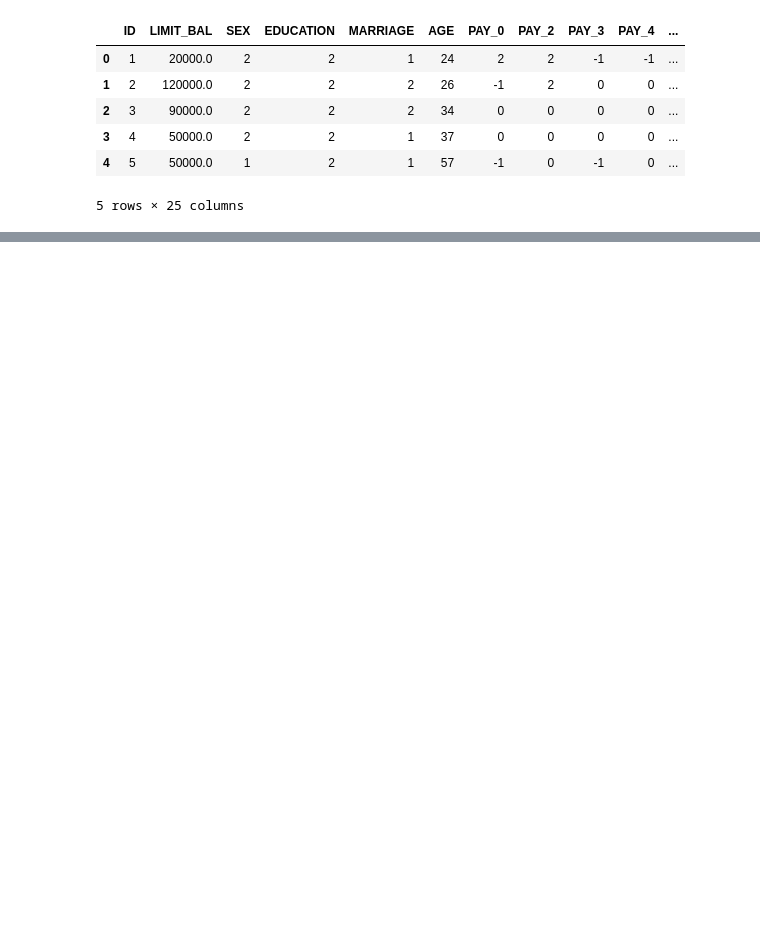
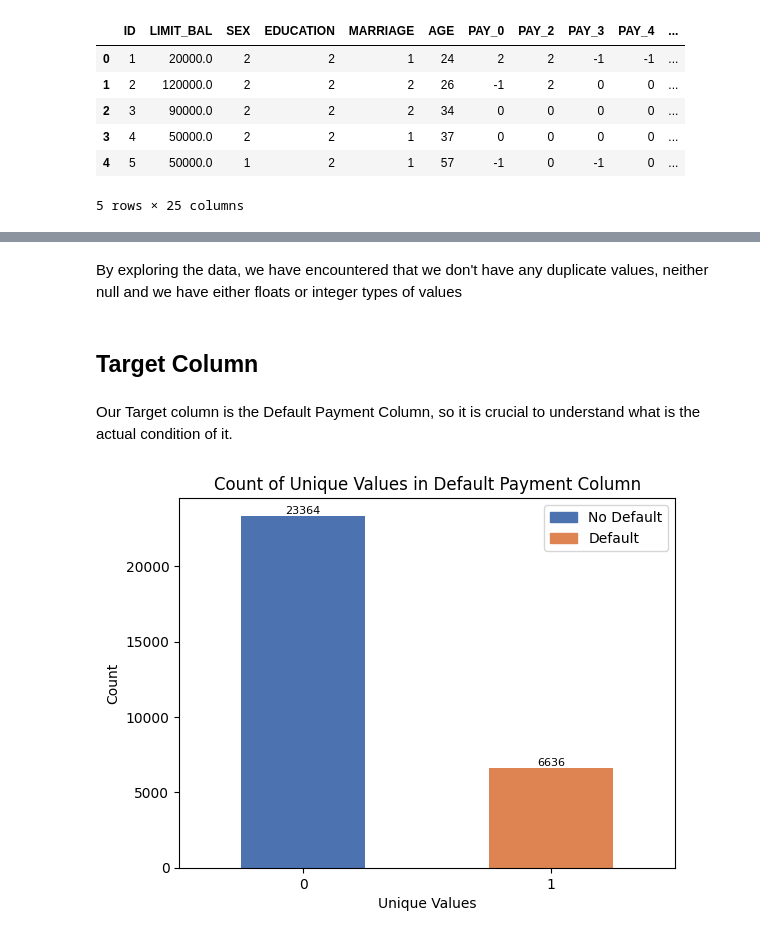
Before and after one commit to franciscochavezing/Predicting-Credit-Card-Default-Using-Machine-Learning-, a Jupyter notebook: DataExtraction.ipynb, the cells around one changed output, grey strips where cells are left out. Saved outputs shown, nothing was run; the diff lists cells and outputs as text; code cells hidden in the pictures; blank space fills up the shorter version.

Commit message:
Initial EDA and Data Extraction

```diff
--- a/DataExtraction.ipynb
+++ b/DataExtraction.ipynb
@@ -45,0 +114,26 @@ df.head()
+# %% [markdown]
+By exploring the data, we have encountered that we don't have any duplicate values, neither null and we have either floats or integer types of values
+# %% [markdown]
+## Target Column
+# %% [markdown]
+Our Target column is the Default Payment Column, so it is crucial to understand what is the actual condition of it.
+# %%
+value_counts = df['default.payment.next.month'].value_counts().sort_index()
+num_colors = len(value_counts)
+colors = sns.color_palette('deep')
+for i, count in enumerate(value_counts):
+    plt.text(i, count, str(count), ha='center', va='bottom', fontsize=8)
+legend_labels = {
+    0: 'No Default',
+    1: 'Default',
+}
+legend_handles = [plt.Rectangle((0,0),1,1, color=color) for color in colors]
+plt.legend(legend_handles, [legend_labels[value] for value in value_counts.index], loc='upper right')
+value_counts.plot(kind='bar', color=colors)
+plt.title('Count of Unique Values in Default Payment Column')
+plt.xlabel('Unique Values')
+plt.ylabel('Count')
+plt.xticks(rotation=0)
+plt.show()
+# %% [output]
+[figure, added]
```
Also changed, not shown: parts of 39 cells of this notebook.
